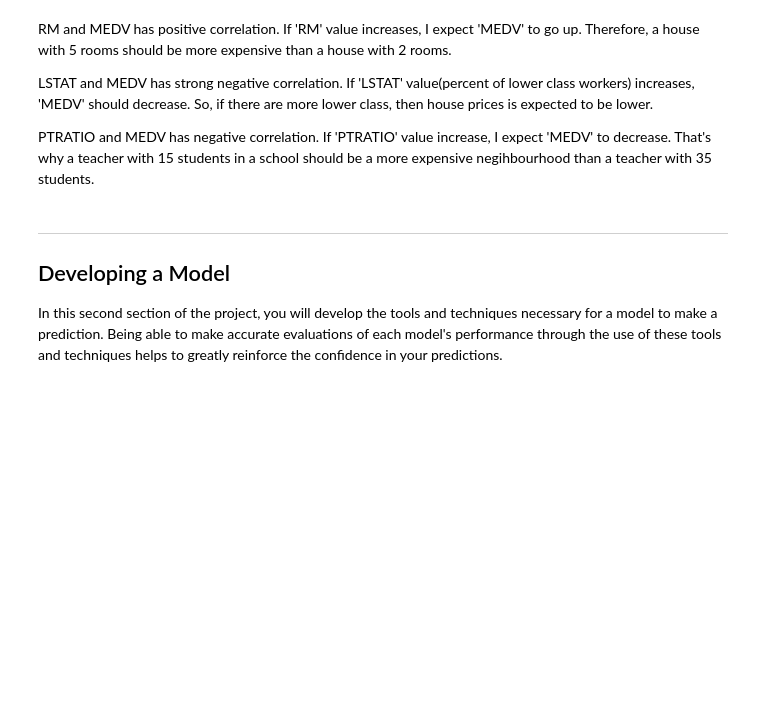
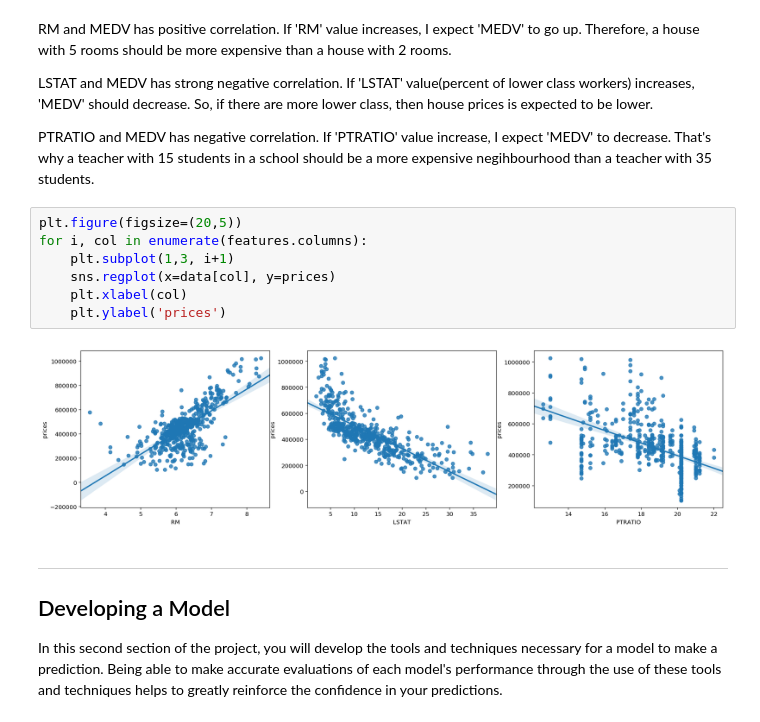
Before and after one commit to numanyilmaz/boston_housing, a Jupyter notebook: boston_housing.ipynb, the cells around one changed output. Cells and saved outputs as stored; diff of their text form; blank space fills up the shorter version.

```diff
--- a/boston_housing.ipynb
+++ b/boston_housing.ipynb
@@ -178,6 +178,15 @@ RM and MEDV has positive correlation. If 'RM' value increases, I expect 'MEDV' t
 LSTAT and MEDV has strong negative correlation. If 'LSTAT' value(percent of lower class workers) increases, 'MEDV' should decrease. So, if there are more lower class, then house prices is expected to be lower.
 
 PTRATIO and MEDV has negative correlation. If 'PTRATIO' value increase, I expect 'MEDV' to decrease. That's why a teacher with 15 students in a school should be a more expensive negihbourhood than a teacher with 35 students.
+# %%
+plt.figure(figsize=(20,5))
+for i, col in enumerate(features.columns):
+    plt.subplot(1,3, i+1)
+    sns.regplot(x=data[col], y=prices)
+    plt.xlabel(col)
+    plt.ylabel('prices')
+# %% [output]
+[figure, added]
 # %% [markdown]
 ----
 
```
Also changed, not shown: parts of 5 cells of this notebook.
